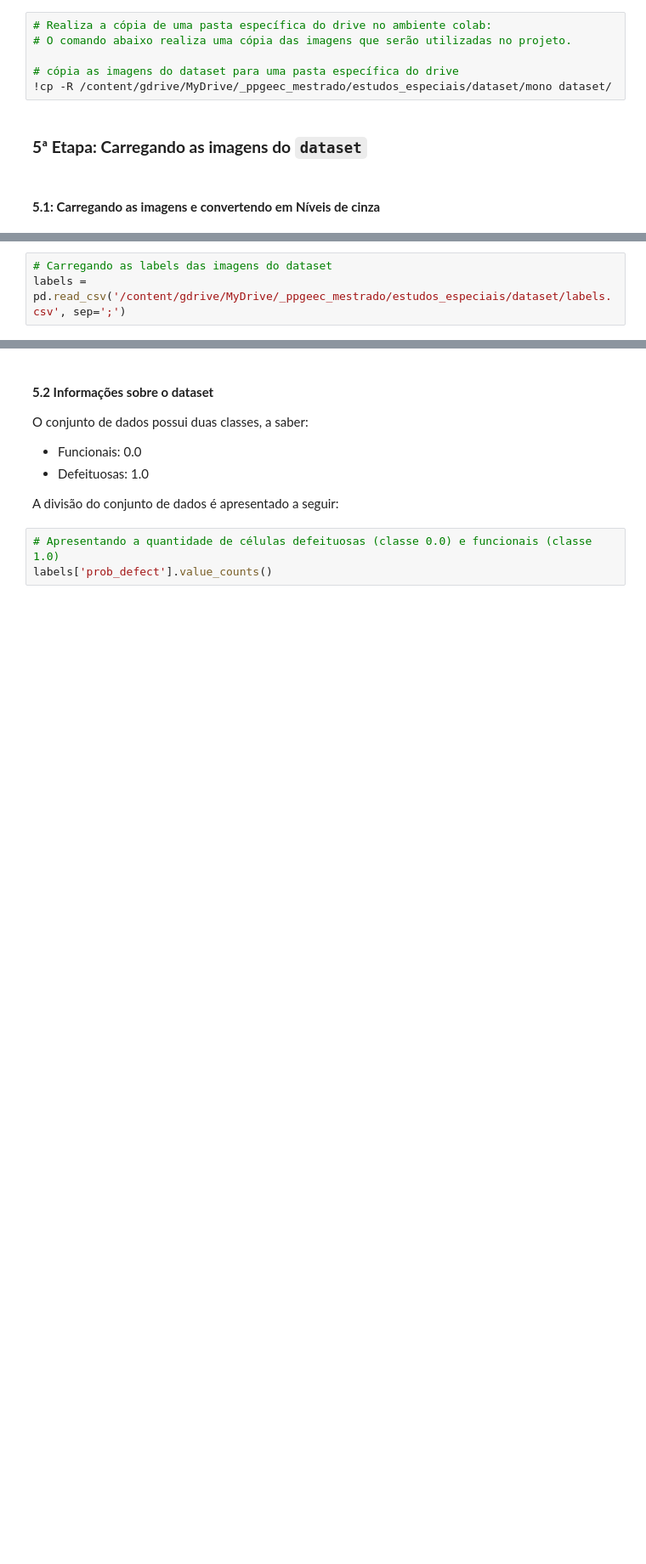
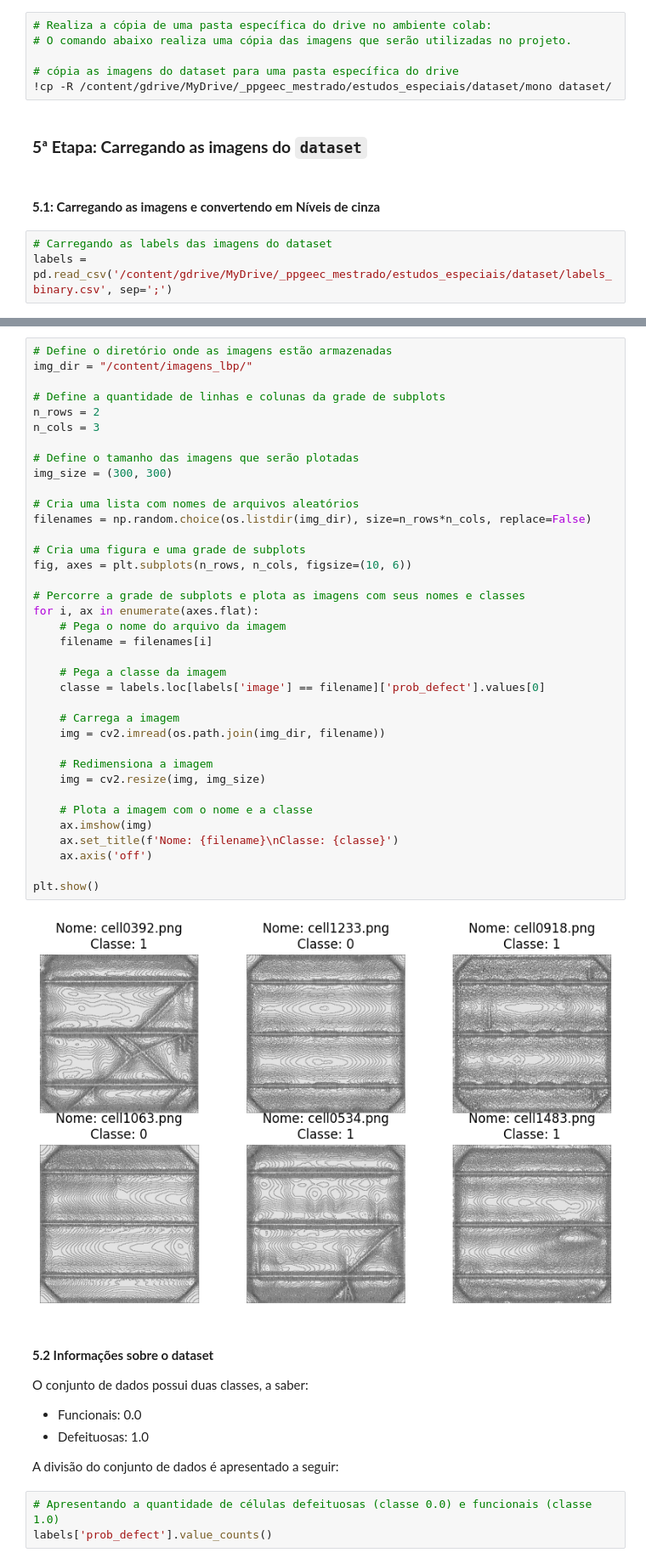
Before and after one commit to AlanMarquesRocha/pv_cells_detection_fault, a Jupyter notebook: seminario_estudos_especiais_lbp_cnn.ipynb, the cells around one changed output, grey strips where cells are left out. Shown at 85% size. Cells and saved outputs as stored; diff of their text form; blank space fills up the shorter version.

```diff
--- a/seminario_estudos_especiais_lbp_cnn.ipynb
+++ b/seminario_estudos_especiais_lbp_cnn.ipynb
@@ -68,6 +68,9 @@ Mounted at /content/gdrive
 ### **5ª Etapa: Carregando as imagens do ``dataset``**
 # %% [markdown]
 #### **5.1: Carregando as imagens e convertendo em Níveis de cinza**
+# %%
+# Carregando as labels das imagens do dataset
+labels = pd.read_csv('/content/gdrive/MyDrive/_ppgeec_mestrado/estudos_especiais/dataset/labels_binary.csv', sep=';')
 # %%
 # Pega a lista de todas as imagens no diretório [dataset]
 paths = glob.glob("/content/dataset/*.png")
@@ -80,6 +82,3 @@ for path in paths:
     img = cv2.imread(path)
     gray = cv2.cvtColor(img, cv2.COLOR_BGR2GRAY)
     imgs_gray.append(gray)
-# %%
-# Carregando as labels das imagens do dataset
-labels = pd.read_csv('/content/gdrive/MyDrive/_ppgeec_mestrado/estudos_especiais/dataset/labels.csv', sep=';')
@@ -86,3 +155,42 @@ labels = pd.read_csv('/content/gdrive/MyDrive/_ppgeec_mestrado/estudos_especiais
+# %%
+# Define o diretório onde as imagens estão armazenadas
+img_dir = "/content/imagens_lbp/"
+
+# Define a quantidade de linhas e colunas da grade de subplots
+n_rows = 2
+n_cols = 3
+
+# Define o tamanho das imagens que serão plotadas
+img_size = (300, 300)
+
+# Cria uma lista com nomes de arquivos aleatórios
+filenames = np.random.choice(os.listdir(img_dir), size=n_rows*n_cols, replace=False)
+
+# Cria uma figura e uma grade de subplots
+fig, axes = plt.subplots(n_rows, n_cols, figsize=(10, 6))
+
+# Percorre a grade de subplots e plota as imagens com seus nomes e classes
+for i, ax in enumerate(axes.flat):
+    # Pega o nome do arquivo da imagem
+    filename = filenames[i]
+
+    # Pega a classe da imagem
+    classe = labels.loc[labels['image'] == filename]['prob_defect'].values[0]
+
+    # Carrega a imagem
+    img = cv2.imread(os.path.join(img_dir, filename))
+
+    # Redimensiona a imagem
+    img = cv2.resize(img, img_size)
+
+    # Plota a imagem com o nome e a classe
+    ax.imshow(img)
+    ax.set_title(f'Nome: {filename}\nClasse: {classe}')
+    ax.axis('off')
+
+plt.show()
+# %% [output]
+[figure, added]
 # %% [markdown]
 #### **5.2 Informações sobre o dataset**
 
```
Also changed, not shown: parts of 27 cells of this notebook.
